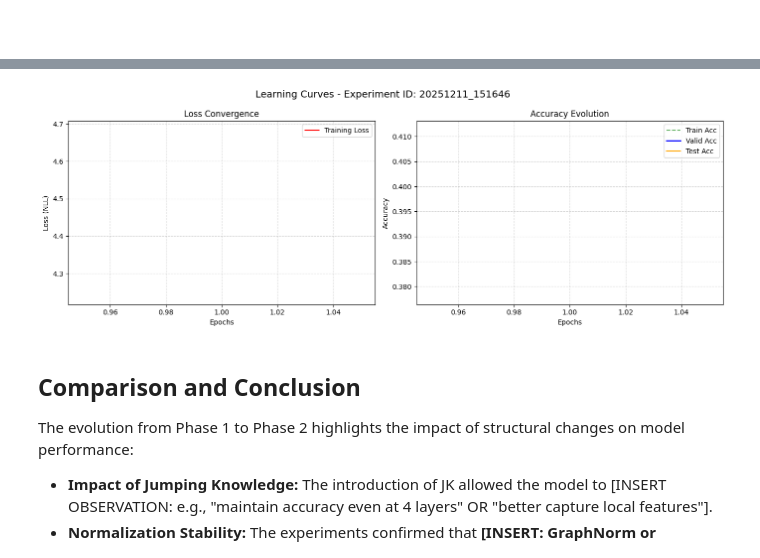
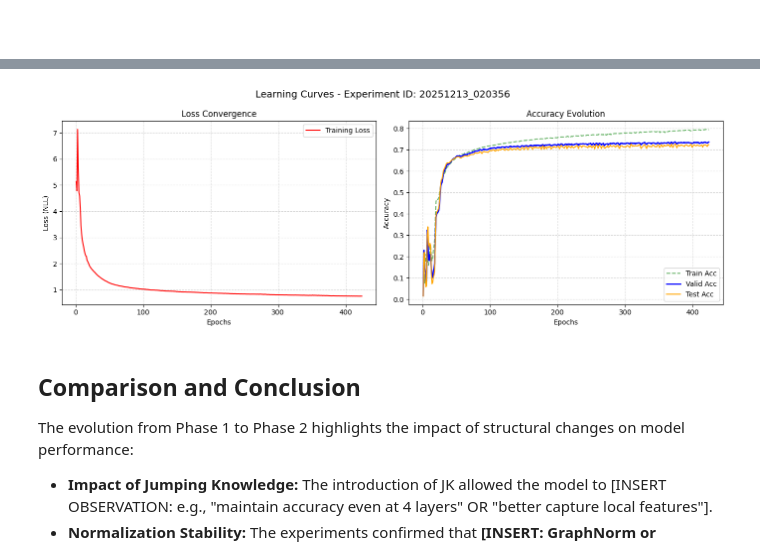
Before and after one commit to tuliorr/ogbn-arxiv-gcn, a Jupyter notebook: notebooks/experimental_Results.ipynb, the cells around one changed output, grey strips where cells are left out. Drawn from its saved outputs; the diff is of its cells as text; code cells hidden in the pictures.

```diff
--- a/notebooks/experimental_Results.ipynb
+++ b/notebooks/experimental_Results.ipynb
@@ -340,8 +340,8 @@ OPTIMAL HYPERPARAMETER CONFIGURATION:
 --------------------------------------------------------------------------------
 # %%
-plot_learning_curves('20251211_151646', CSV_PATH_V02)
+plot_learning_curves(best_v02['experiment_id'], CSV_PATH_V02)
 # %% [output]
-[figure, old version]
+[figure, new version]
 # %% [markdown]
 ## Comparison and Conclusion
 
```
Also changed, not shown: parts of 8 cells of this notebook, 1 other file.
